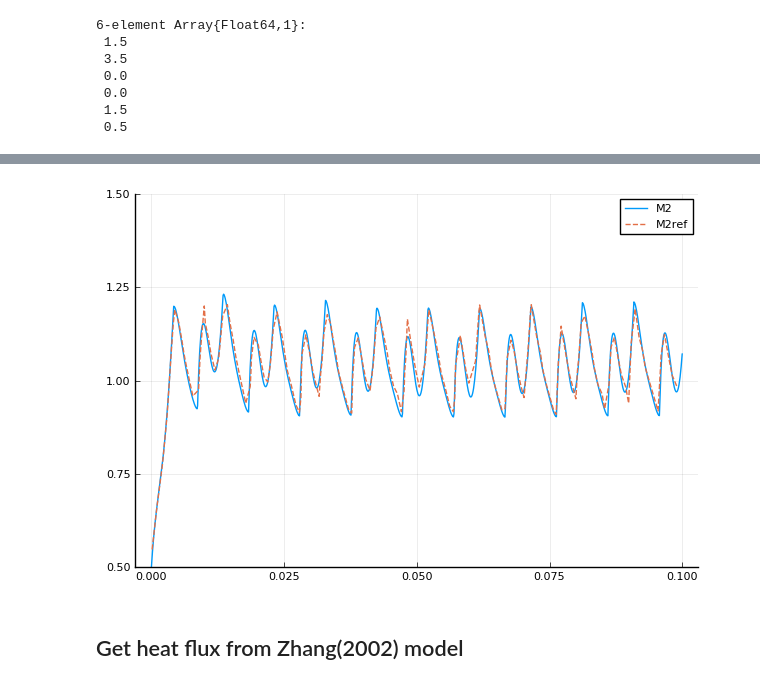
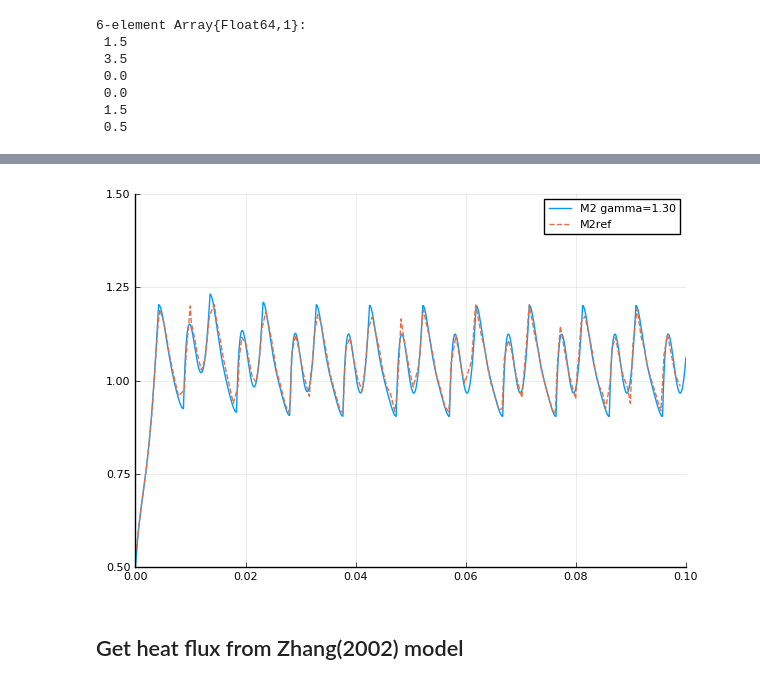
Before and after one commit to liyuxuan48/OneDThermalFlow, a Jupyter notebook: examples/U shape PHP dynamics.ipynb, the cells around one changed output, grey strips where cells are left out. Cells and saved outputs as stored; diff of their text form; code cells hidden in the pictures.

```diff
--- a/examples/U shape PHP dynamics.ipynb
+++ b/examples/U shape PHP dynamics.ipynb
@@ -154,5 +142,7 @@ vectoXM(u)
 # %%
+tstep=1.0e-5
+
 p = sys0
-tspan = (0.0, 0.1);
+tspan = (0.0, 1.0);
 prob = ODEProblem(zhang2002model!, u, tspan, p)
-sol = solve(prob, RK4(), adaptive=false, dt=1.0e-4);
+sol = solve(prob, RK4(), adaptive=false, dt=tstep);
@@ -176,3 +149,5 @@ end
+# %%
+result1=soltoResult(sol,sys0);
 # %%
 cd(dirname(pwd()))
 
@@ -194,9 +169,9 @@ savefig("M1.pdf")
 # %%
-M2refmatrix = readdlm("M2.txt", ',', Float64)
-plot(thist,M2hist,label="M2")
-plot!(M2refmatrix[:,1],M2refmatrix[:,2], line=:dash, label="M2ref",ylim=(0.5,1.5))
+M1refmatrix = readdlm("M2.txt", ',', Float64)
+plot(result1.t,result1.M[2],label="M2 gamma=1.30")
+plot!(M1refmatrix[:,1],M1refmatrix[:,2], line=:dash, label="M2ref",xlim=(0.0,0.1),ylim=(0.5,1.5))
 savefig("M2.pdf")
 # %% [output]
-[figure, old version]
+[figure, new version]
 # %% [markdown]
 ## Get heat flux from Zhang(2002) model
```
Also changed, not shown: parts of 15 cells of this notebook, 3 other files.
